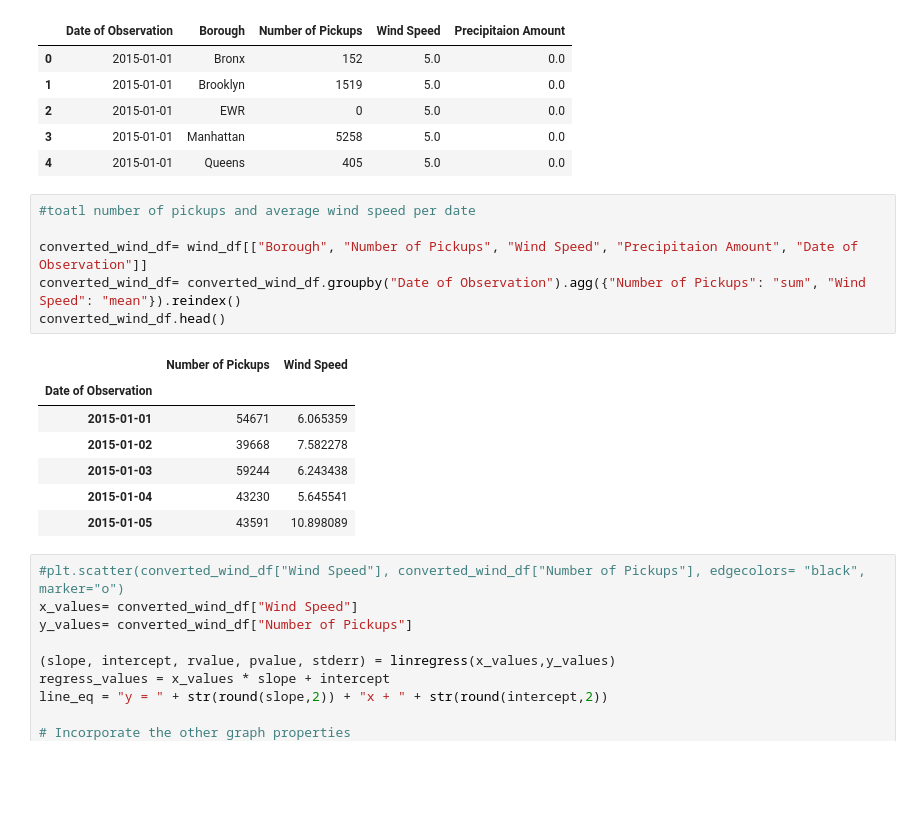
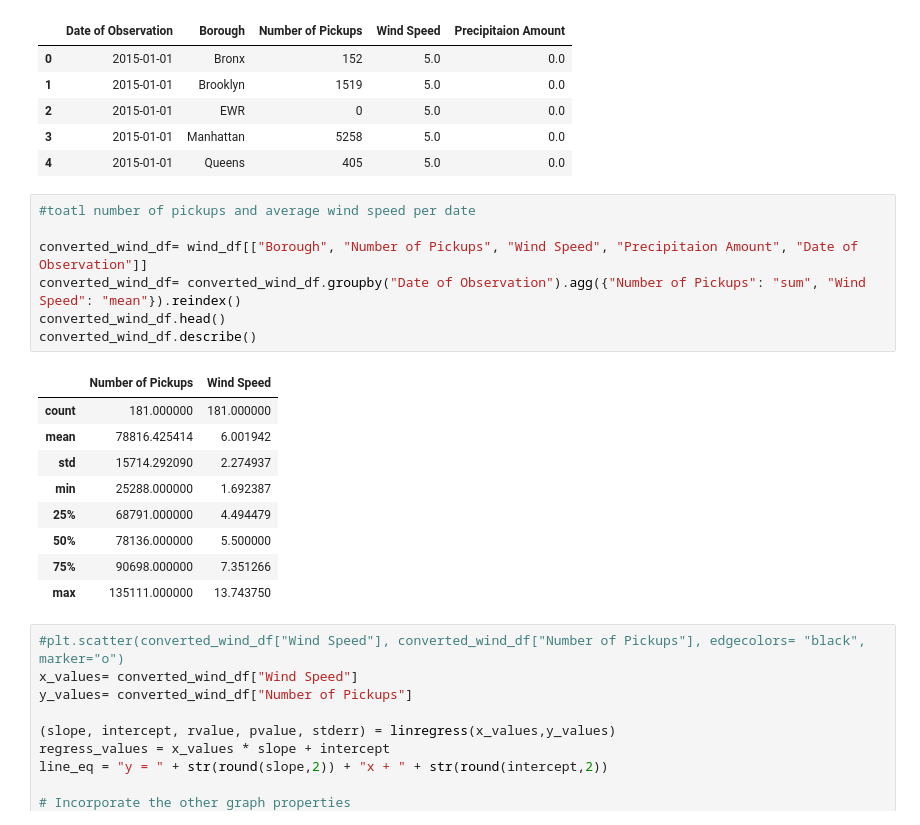
Before and after one commit to caleb-g23/Uber_Pickups_Project, a Jupyter notebook: Main/wind_speed_data.ipynb, the cells around one changed output. Saved outputs shown, nothing was run; the diff lists cells and outputs as text; blank space fills up the shorter version.

```diff
--- a/Main/wind_speed_data.ipynb
+++ b/Main/wind_speed_data.ipynb
@@ -121,17 +125,20 @@ wind_df.head()
 # %%
 #toatl number of pickups and average wind speed per date
 
 converted_wind_df= wind_df[["Borough", "Number of Pickups", "Wind Speed", "Precipitaion Amount", "Date of Observation"]]
 converted_wind_df= converted_wind_df.groupby("Date of Observation").agg({"Number of Pickups": "sum", "Wind Speed": "mean"}).reindex()
 converted_wind_df.head()
+converted_wind_df.describe()
 # %% [output]
 |  | Number of Pickups | Wind Speed |
-| Date of Observation |  |  |
-| 2015-01-01 | 54671 | 6.065359 |
-| 2015-01-02 | 39668 | 7.582278 |
-| 2015-01-03 | 59244 | 6.243438 |
-| 2015-01-04 | 43230 | 5.645541 |
-| 2015-01-05 | 43591 | 10.898089 |
+| count | 181.000000 | 181.000000 |
+| mean | 78816.425414 | 6.001942 |
+| std | 15714.292090 | 2.274937 |
+| min | 25288.000000 | 1.692387 |
+| 25% | 68791.000000 | 4.494479 |
+| 50% | 78136.000000 | 5.500000 |
+| 75% | 90698.000000 | 7.351266 |
+| max | 135111.000000 | 13.743750 |
 # %%
 #plt.scatter(converted_wind_df["Wind Speed"], converted_wind_df["Number of Pickups"], edgecolors= "black", marker="o")
 x_values= converted_wind_df["Wind Speed"]
```
Also changed, not shown: parts of 3 cells of this notebook.
